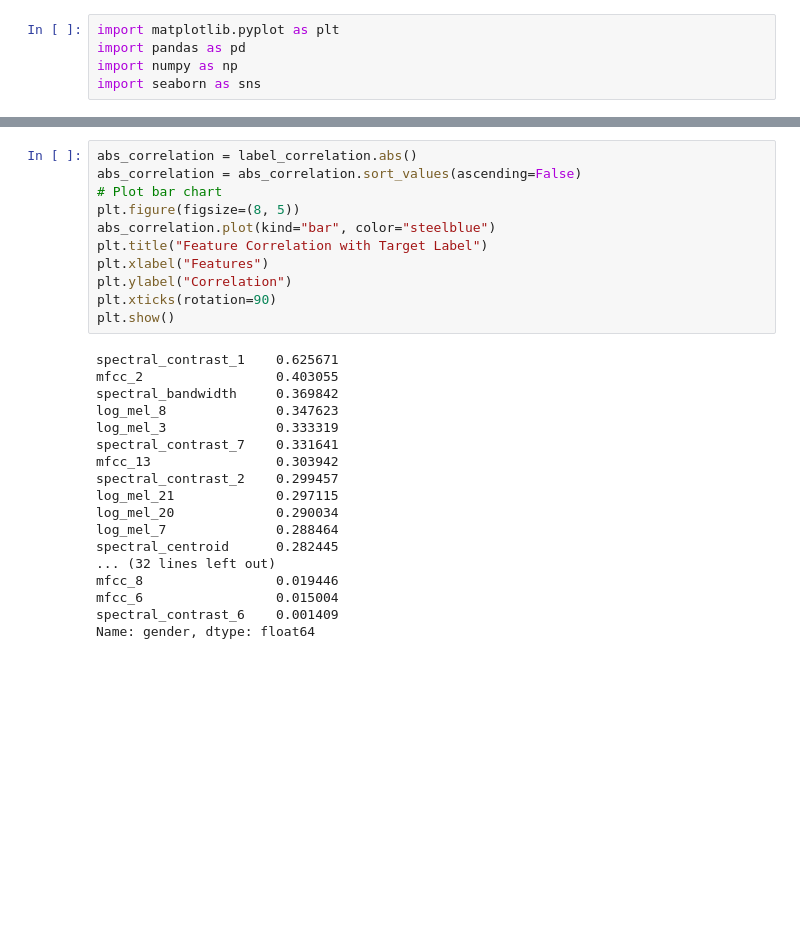
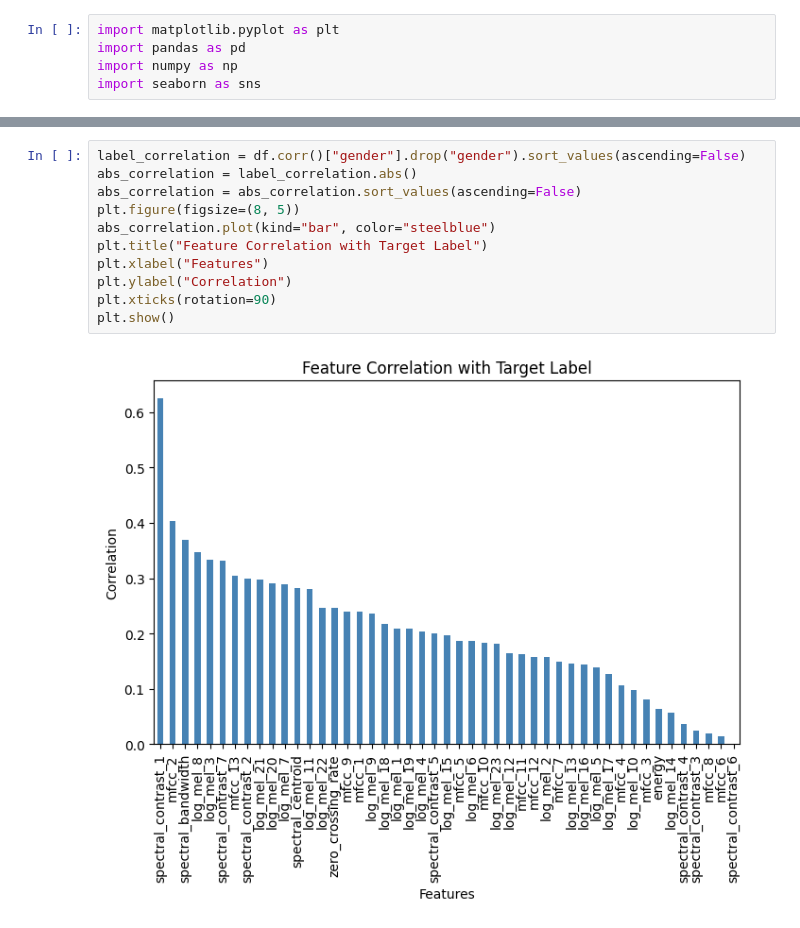
Before and after one commit to kasrahj/ML-Final-Project, a Jupyter notebook: clustering.ipynb, the cells around one changed output, grey strips where cells are left out. Drawn from its saved outputs; the diff is of its cells as text; blank space fills up the shorter version.

```diff
--- a/clustering.ipynb
+++ b/clustering.ipynb
@@ -28,29 +64,13 @@ label_correlation = features.corr()["gender"].drop("gender").sort_values(ascendi
 # %%
+label_correlation = df.corr()["gender"].drop("gender").sort_values(ascending=False)
 abs_correlation = label_correlation.abs()
 abs_correlation = abs_correlation.sort_values(ascending=False)
-# Plot bar chart
 plt.figure(figsize=(8, 5))
 abs_correlation.plot(kind="bar", color="steelblue")
 plt.title("Feature Correlation with Target Label")
 plt.xlabel("Features")
 plt.ylabel("Correlation")
 plt.xticks(rotation=90)
 plt.show()
 # %% [output]
-spectral_contrast_1    0.625671
-mfcc_2                 0.403055
-spectral_bandwidth     0.369842
-log_mel_8              0.347623
-log_mel_3              0.333319
-spectral_contrast_7    0.331641
-mfcc_13                0.303942
-spectral_contrast_2    0.299457
-log_mel_21             0.297115
-log_mel_20             0.290034
-log_mel_7              0.288464
-spectral_centroid      0.282445
-... (32 lines left out)
-mfcc_8                 0.019446
-mfcc_6                 0.015004
-spectral_contrast_6    0.001409
-Name: gender, dtype: float64
+[figure, added]
```
Also changed, not shown: parts of 19 cells of this notebook.
